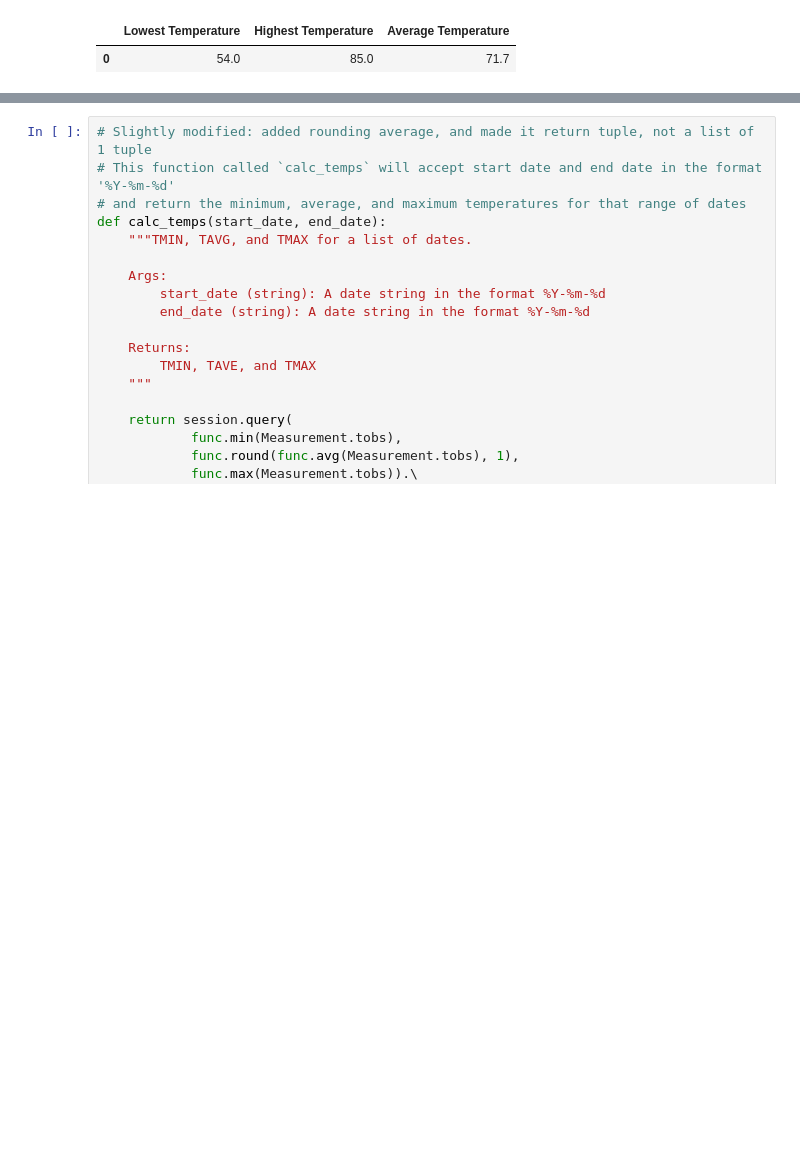
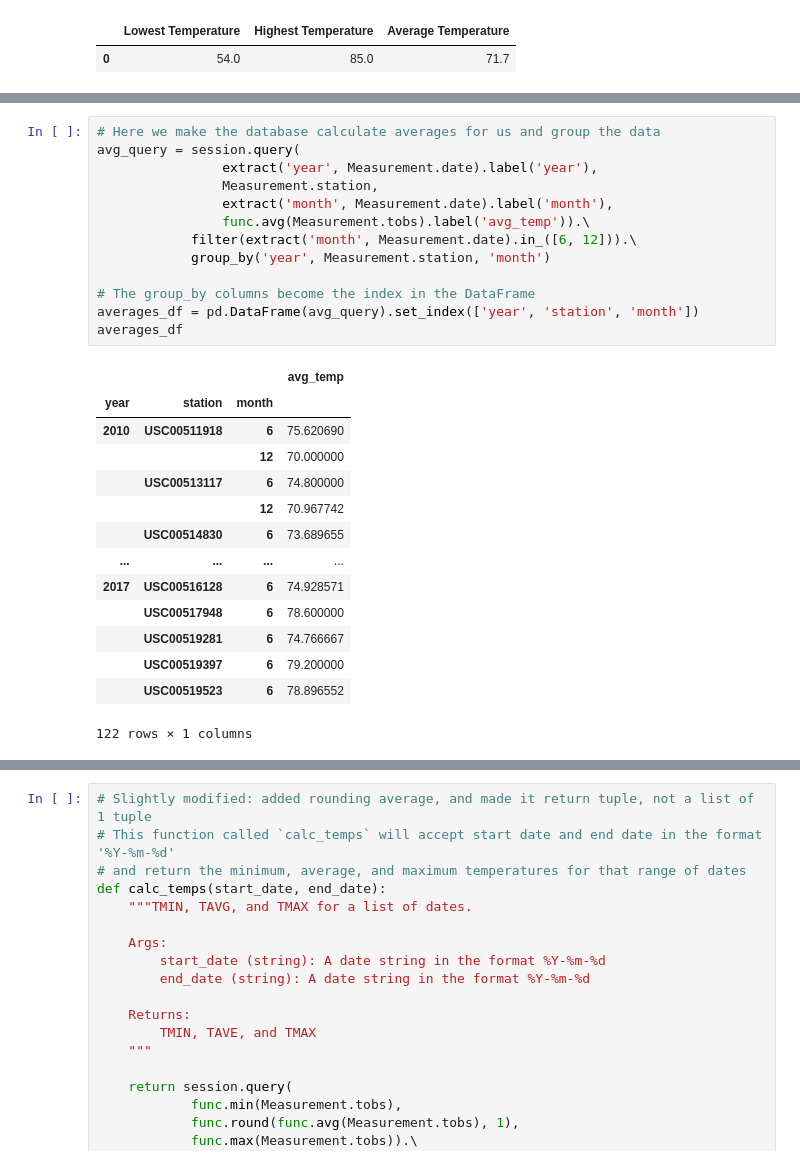
Before and after one commit to bsmirnov12/SQLAlchemy-challenge, a Jupyter notebook: climate_starter.ipynb, the cells around one changed output, grey strips where cells are left out. Cells and saved outputs as stored; diff of their text form; blank space fills up the shorter version.

```diff
--- a/climate_starter.ipynb
+++ b/climate_starter.ipynb
@@ -225,0 +250,28 @@ The station with the highest number of temperature observations: USC00519281
+# %%
+# Here we make the database calculate averages for us and group the data
+avg_query = session.query(
+                extract('year', Measurement.date).label('year'),
+                Measurement.station,
+                extract('month', Measurement.date).label('month'),
+                func.avg(Measurement.tobs).label('avg_temp')).\
+            filter(extract('month', Measurement.date).in_([6, 12])).\
+            group_by('year', Measurement.station, 'month')
+
+# The group_by columns become the index in the DataFrame
+averages_df = pd.DataFrame(avg_query).set_index(['year', 'station', 'month'])
+averages_df
+# %% [output]
+|  |  |  | avg_temp |
+| year | station | month |  |
+| 2010 | USC00511918 | 6 | 75.620690 |
+|  |  | 12 | 70.000000 |
+|  | USC00513117 | 6 | 74.800000 |
+|  |  | 12 | 70.967742 |
+|  | USC00514830 | 6 | 73.689655 |
+| ... | ... | ... | ... |
+| 2017 | USC00516128 | 6 | 74.928571 |
+|  | USC00517948 | 6 | 78.600000 |
+|  | USC00519281 | 6 | 74.766667 |
+|  | USC00519397 | 6 | 79.200000 |
+|  | USC00519523 | 6 | 78.896552 |
+122 rows × 1 columns
```
Also changed, not shown: parts of 26 cells of this notebook, 6 other files.
